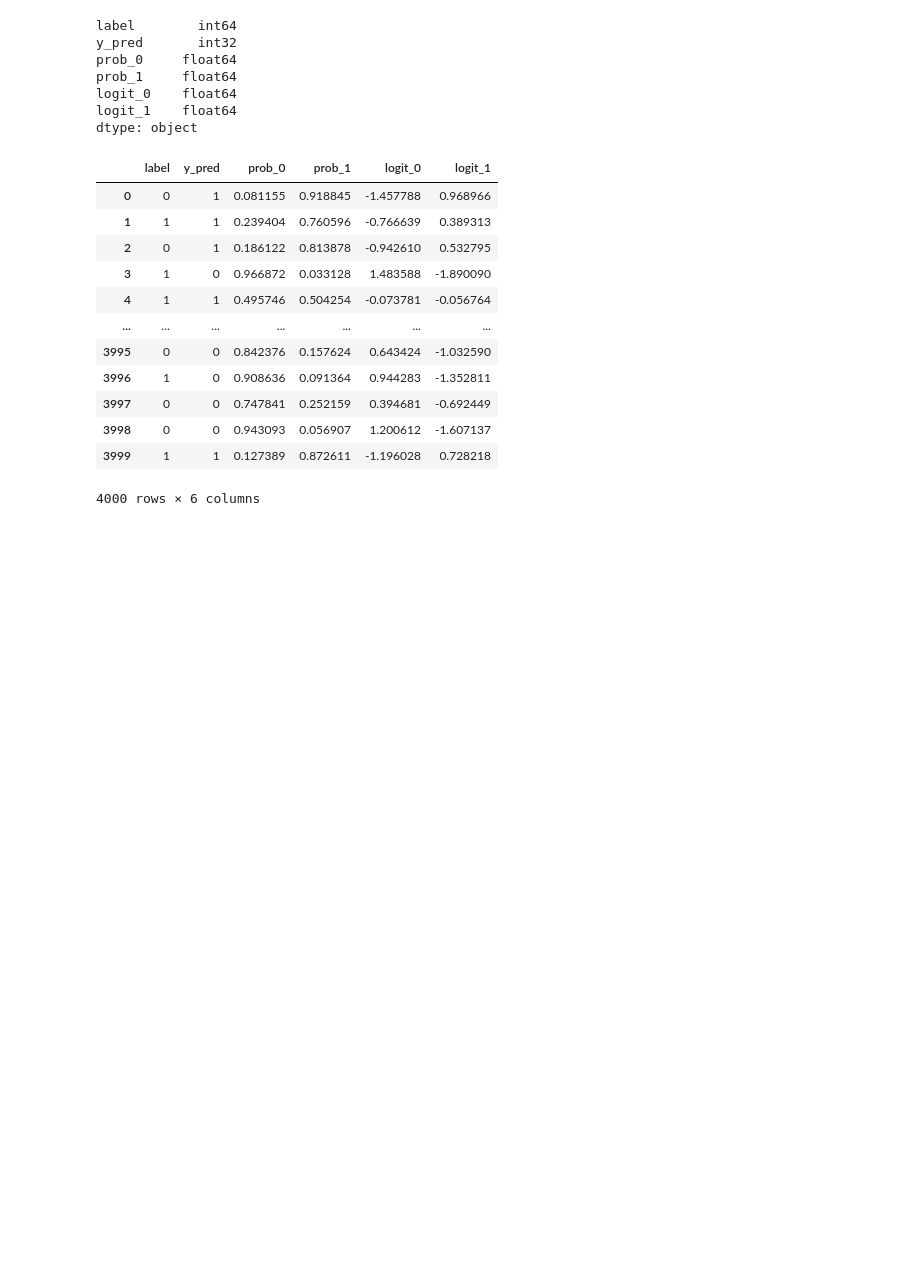
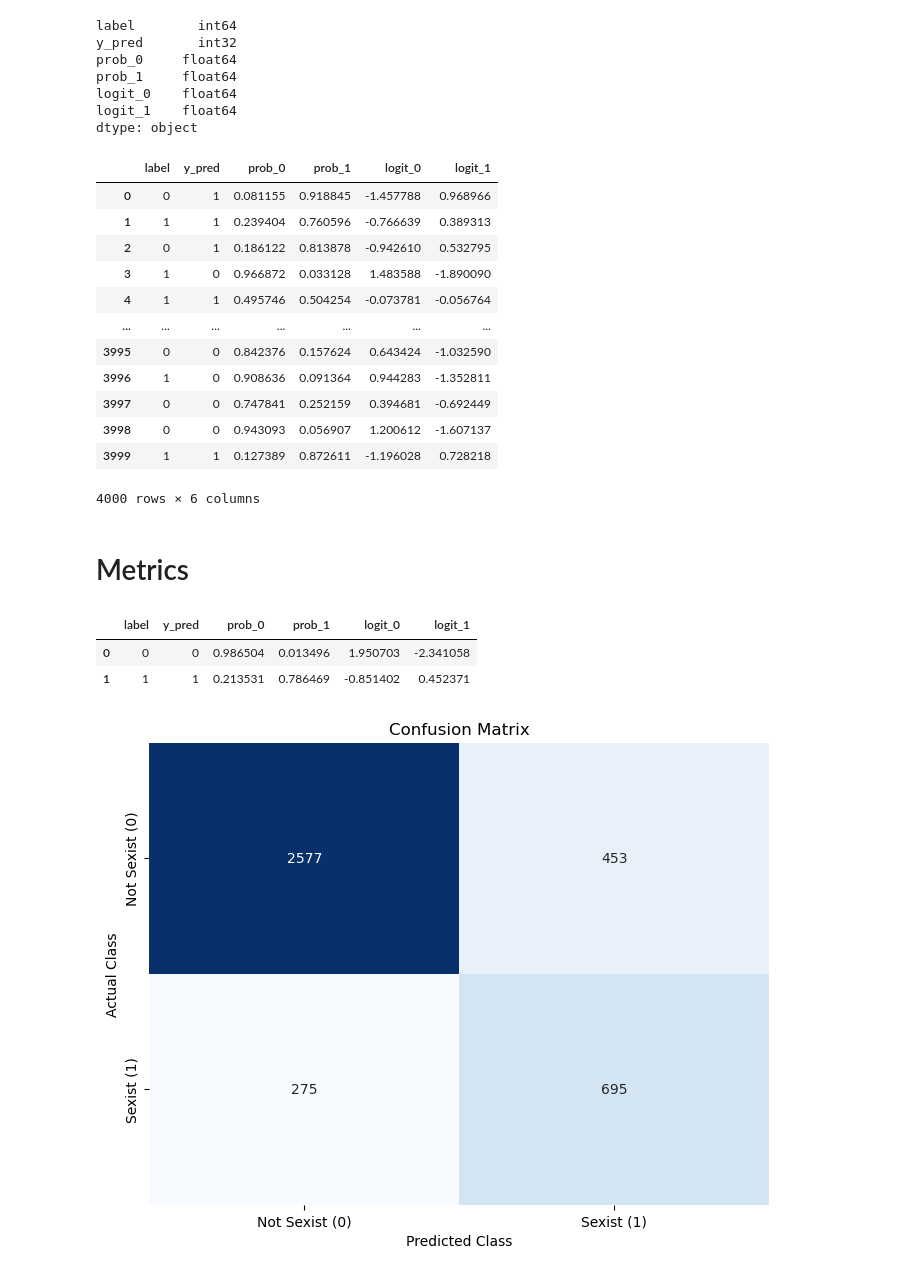
Before and after one commit to SvenGerloff/online_sexism_detection, a Jupyter notebook: milestone_2/02_classification_DL.ipynb, the cells around one changed output. Cells and saved outputs as stored; diff of their text form; code cells hidden in the pictures; blank space fills up the shorter version.

Commit message:
Added metrics evaluation for DL model

```diff
--- a/milestone_2/02_classification_DL.ipynb
+++ b/milestone_2/02_classification_DL.ipynb
@@ -289,3 +343,5 @@ df_try
 | 3998 | 0 | 0 | 0.943093 | 0.056907 | 1.200612 | -1.607137 |
 | 3999 | 1 | 1 | 0.127389 | 0.872611 | -1.196028 | 0.728218 |
 4000 rows × 6 columns
+# %% [markdown]
+# Metrics
@@ -291,0 +350,11 @@ df_try
+# %%
+df_output = pd.read_csv("../data_submission/dl_predictions.csv", index_col=0)
+df_output.head(2)
+# %% [output]
+|  | label | y_pred | prob_0 | prob_1 | logit_0 | logit_1 |
+| 0 | 0 | 0 | 0.986504 | 0.013496 | 1.950703 | -2.341058 |
+| 1 | 1 | 1 | 0.213531 | 0.786469 | -0.851402 | 0.452371 |
+# %%
+plot_confusion_matrix(df_output)
+# %% [output]
+[figure, added]
```
Also changed, not shown: parts of 17 cells of this notebook, 4 other files.
